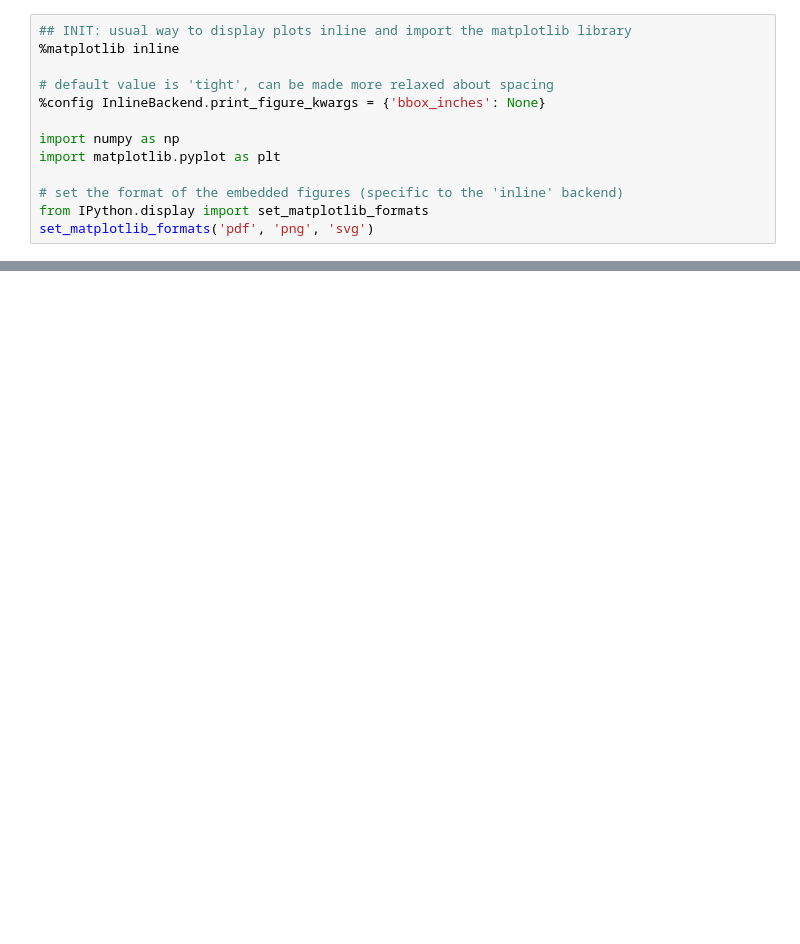
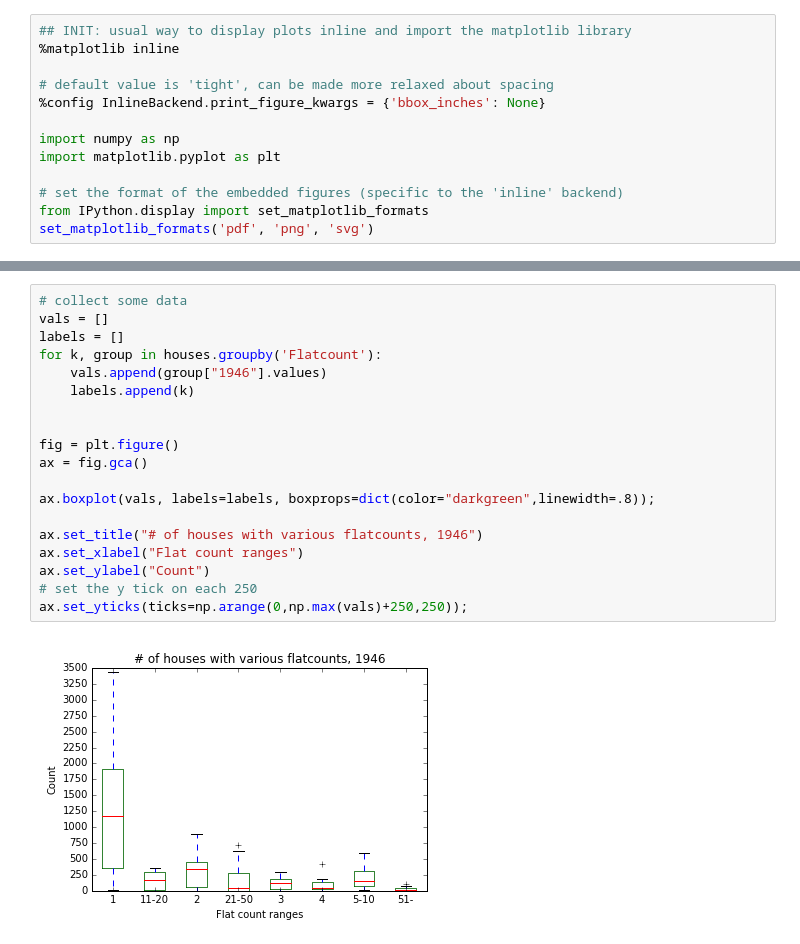
Before and after one commit to gurbanics/pytech-vis, a Jupyter notebook: notebooks/Matplotlib.ipynb, the cells around one changed output, grey strips where cells are left out. Cells and saved outputs as stored; diff of their text form; blank space fills up the shorter version.

```diff
--- a/notebooks/Matplotlib.ipynb
+++ b/notebooks/Matplotlib.ipynb
@@ -76,0 +188,21 @@ import matplotlib.axis
+# %%
+# collect some data
+vals = []
+labels = []
+for k, group in houses.groupby('Flatcount'):
+    vals.append(group["1946"].values)
+    labels.append(k)
+
+
+fig = plt.figure()
+ax = fig.gca()
+
+ax.boxplot(vals, labels=labels, boxprops=dict(color="darkgreen",linewidth=.8));
+
+ax.set_title("# of houses with various flatcounts, 1946")
+ax.set_xlabel("Flat count ranges")
+ax.set_ylabel("Count")
+# set the y tick on each 250
+ax.set_yticks(ticks=np.arange(0,np.max(vals)+250,250));
+# %% [output]
+[figure, added]
```
Also changed, not shown: parts of 35 cells of this notebook, 5 other files.
